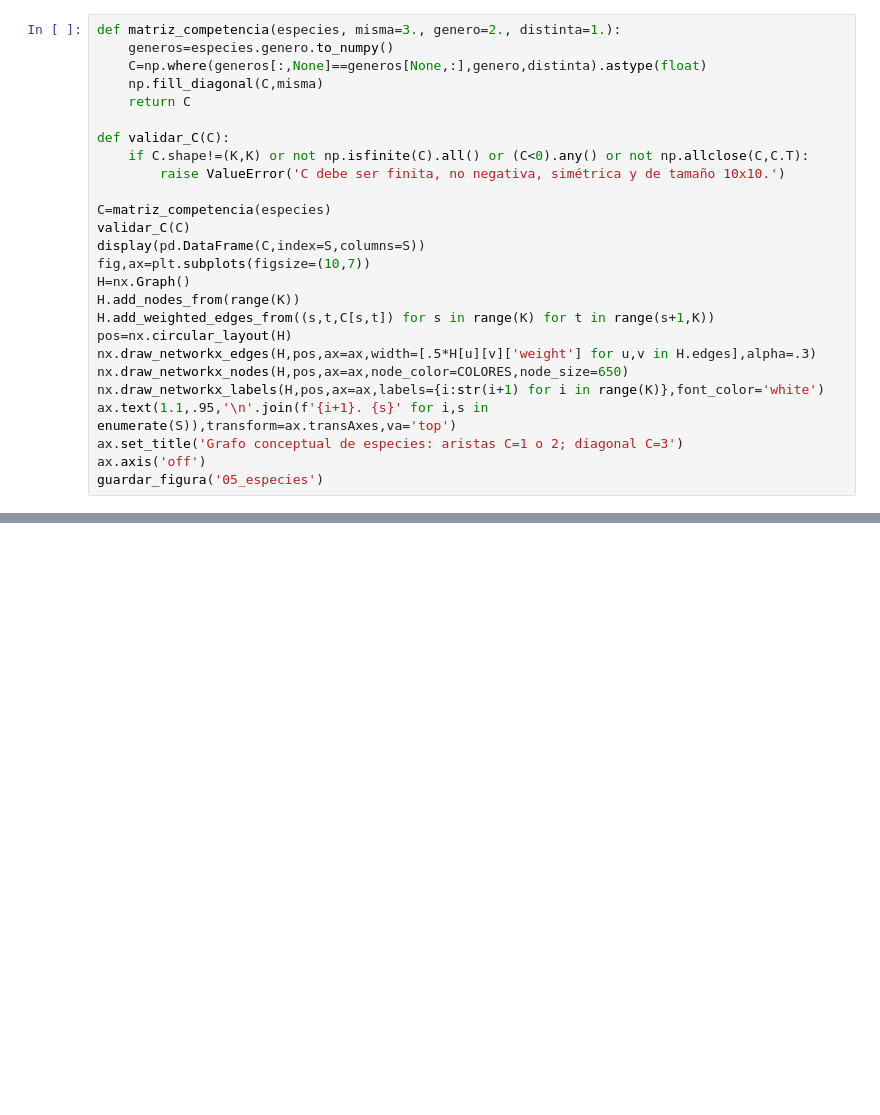
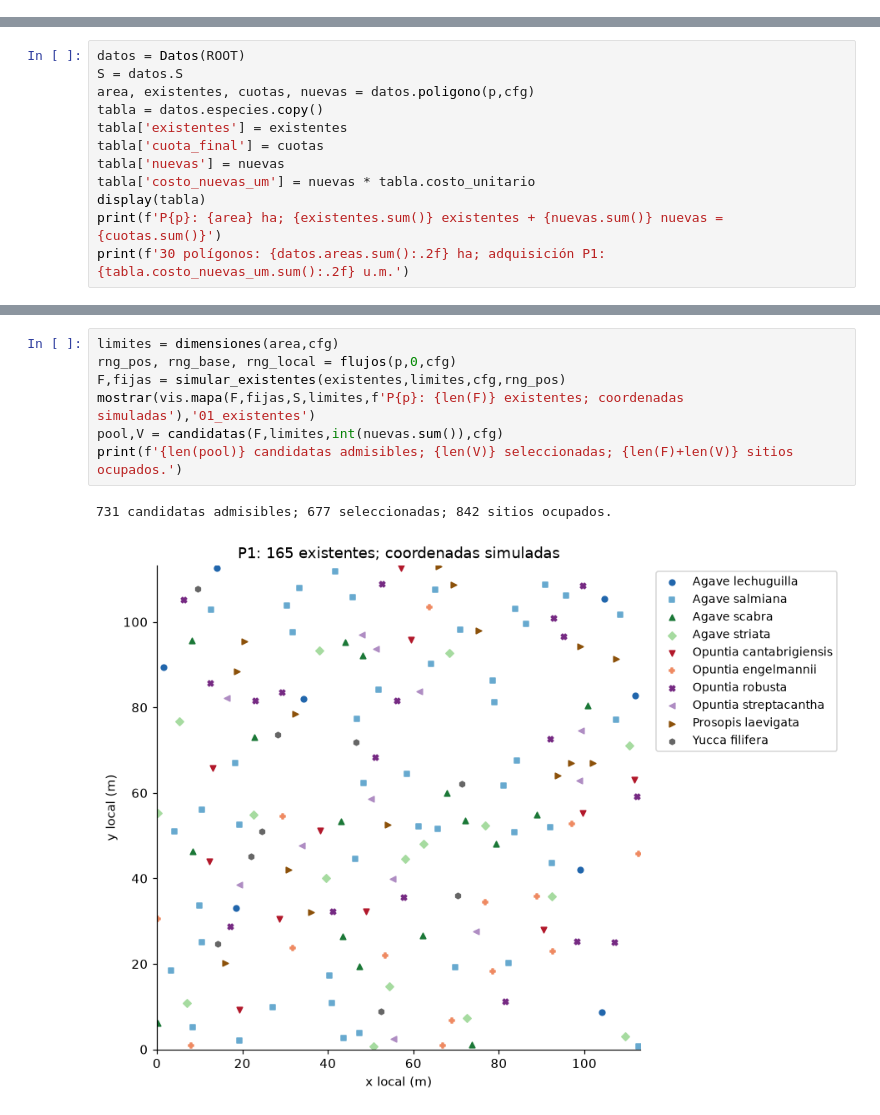
Before and after one commit to Reyivan777/Reto_Optimizacion_Estocastica, a Jupyter notebook: modelo_reforestacion.ipynb, the cells around one changed output, grey strips where cells are left out. Saved outputs shown, nothing was run; the diff lists cells and outputs as text; blank space fills up the shorter version.

Commit message:
Refactoriza modelo didáctico y valida asignación espacial en 30 polígonos

```diff
--- a/modelo_reforestacion.ipynb
+++ b/modelo_reforestacion.ipynb
@@ -371,26 +0,0 @@ Vértices: 842 Aristas: 3082
-# %%
-def matriz_competencia(especies, misma=3., genero=2., distinta=1.):
-    generos=especies.genero.to_numpy()
-    C=np.where(generos[:,None]==generos[None,:],genero,distinta).astype(float)
-    np.fill_diagonal(C,misma)
-    return C
-
-def validar_C(C):
-    if C.shape!=(K,K) or not np.isfinite(C).all() or (C<0).any() or not np.allclose(C,C.T):
-        raise ValueError('C debe ser finita, no negativa, simétrica y de tamaño 10x10.')
-
-C=matriz_competencia(especies)
-validar_C(C)
-display(pd.DataFrame(C,index=S,columns=S))
-fig,ax=plt.subplots(figsize=(10,7))
-H=nx.Graph()
-H.add_nodes_from(range(K))
-H.add_weighted_edges_from((s,t,C[s,t]) for s in range(K) for t in range(s+1,K))
-pos=nx.circular_layout(H)
-nx.draw_networkx_edges(H,pos,ax=ax,width=[.5*H[u][v]['weight'] for u,v in H.edges],alpha=.3)
-nx.draw_networkx_nodes(H,pos,ax=ax,node_color=COLORES,node_size=650)
-nx.draw_networkx_labels(H,pos,ax=ax,labels={i:str(i+1) for i in range(K)},font_color='white')
-ax.text(1.1,.95,'\n'.join(f'{i+1}. {s}' for i,s in enumerate(S)),transform=ax.transAxes,va='top')
-ax.set_title('Grafo conceptual de especies: aristas C=1 o 2; diagonal C=3')
-ax.axis('off')
-guardar_figura('05_especies')
@@ -799,0 +63,12 @@ Datos y cuotas de 30 polígonos validados; optimización ejecutada solamente par
+# %%
+datos = Datos(ROOT)
+S = datos.S
+area, existentes, cuotas, nuevas = datos.poligono(p,cfg)
+tabla = datos.especies.copy()
+tabla['existentes'] = existentes
+tabla['cuota_final'] = cuotas
+tabla['nuevas'] = nuevas
+tabla['costo_nuevas_um'] = nuevas * tabla.costo_unitario
+display(tabla)
+print(f'P{p}: {area} ha; {existentes.sum()} existentes + {nuevas.sum()} nuevas = {cuotas.sum()}')
+print(f'30 polígonos: {datos.areas.sum():.2f} ha; adquisición P1: {tabla.costo_nuevas_um.sum():.2f} u.m.')
@@ -799,0 +206,10 @@ Datos y cuotas de 30 polígonos validados; optimización ejecutada solamente par
+# %%
+limites = dimensiones(area,cfg)
+rng_pos, rng_base, rng_local = flujos(p,0,cfg)
+F,fijas = simular_existentes(existentes,limites,cfg,rng_pos)
+mostrar(vis.mapa(F,fijas,S,limites,f'P{p}: {len(F)} existentes; coordenadas simuladas'),'01_existentes')
+pool,V = candidatas(F,limites,int(nuevas.sum()),cfg)
+print(f'{len(pool)} candidatas admisibles; {len(V)} seleccionadas; {len(F)+len(V)} sitios ocupados.')
+# %% [output]
+731 candidatas admisibles; 677 seleccionadas; 842 sitios ocupados.
+[figure, added]
```
Also changed, not shown: parts of 68 cells of this notebook, 47 other files.
